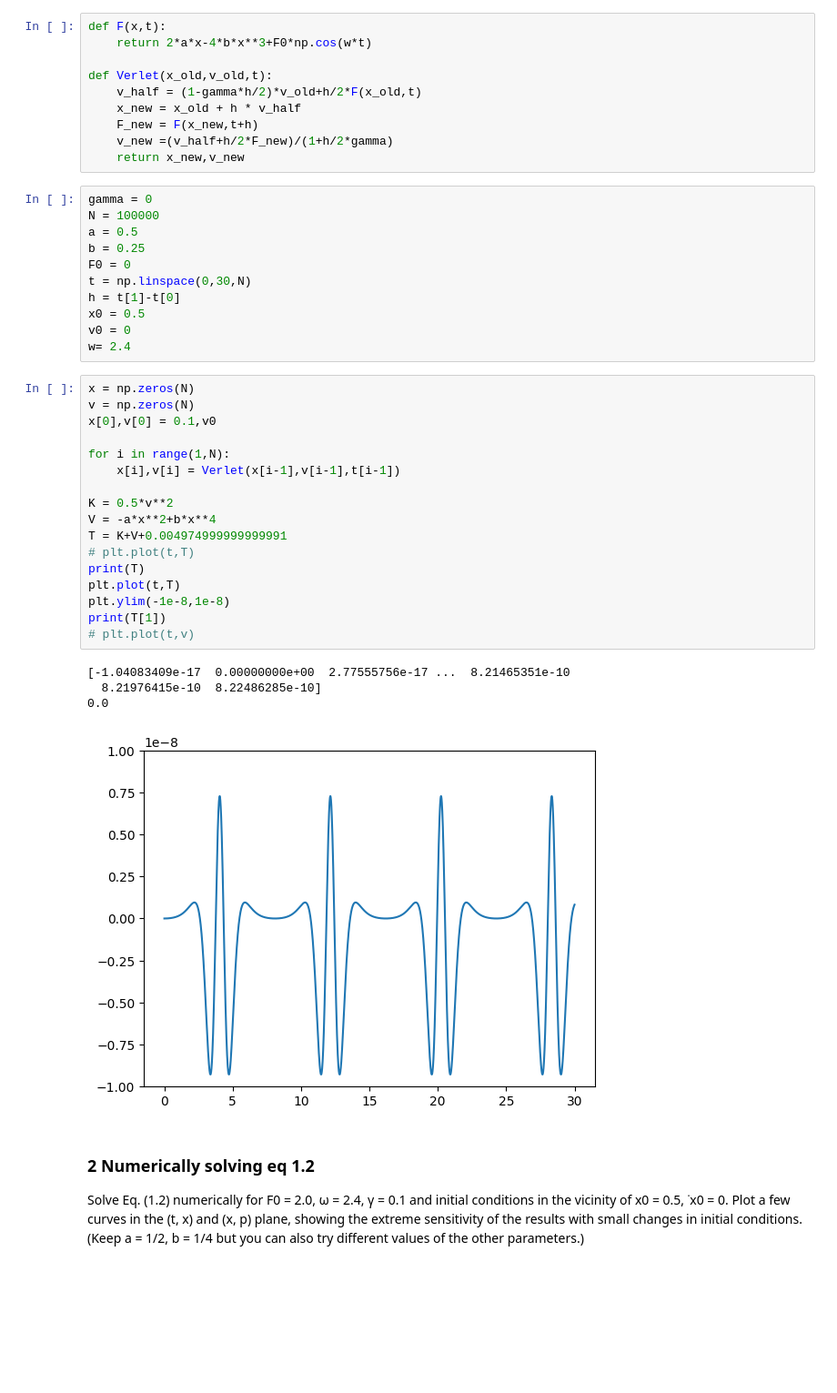
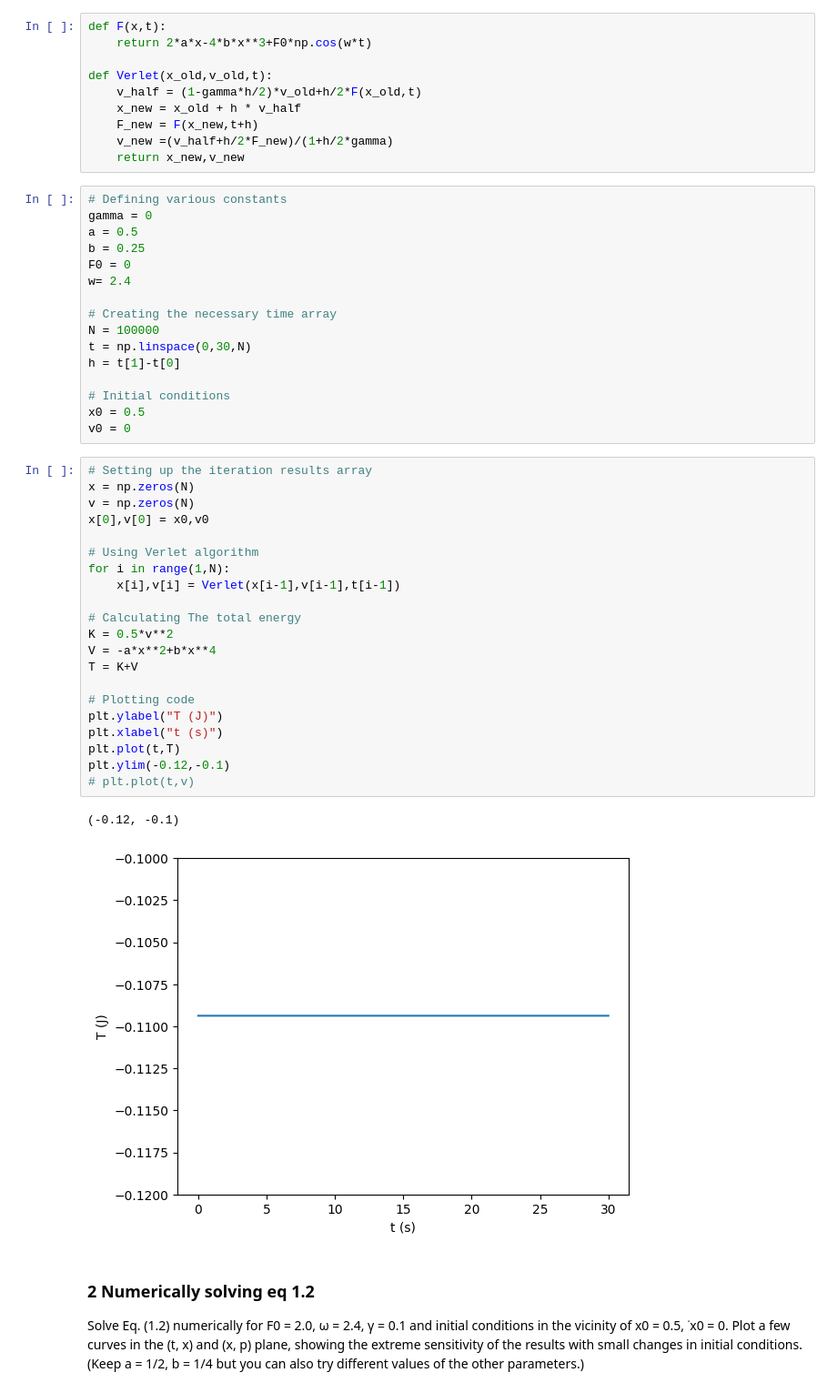
Before and after one commit to Danielle-06/Duffing-oscillator, a Jupyter notebook: Main analysis.ipynb, the cells around one changed output. Shown at 91% size. Drawn from its saved outputs; the diff is of its cells as text; blank space fills up the shorter version.

```diff
--- a/Main analysis.ipynb
+++ b/Main analysis.ipynb
@@ -27,38 +27,45 @@ def Verlet(x_old,v_old,t):
     v_new =(v_half+h/2*F_new)/(1+h/2*gamma)
     return x_new,v_new
 # %%
+# Defining various constants
 gamma = 0
-N = 100000
 a = 0.5
 b = 0.25
 F0 = 0
+w= 2.4
+
+# Creating the necessary time array
+N = 100000
 t = np.linspace(0,30,N)
 h = t[1]-t[0]
+
+# Initial conditions
 x0 = 0.5
 v0 = 0
-w= 2.4
 # %%
+# Setting up the iteration results array
 x = np.zeros(N)
 v = np.zeros(N)
-x[0],v[0] = 0.1,v0
+x[0],v[0] = x0,v0
 
+# Using Verlet algorithm
 for i in range(1,N):
     x[i],v[i] = Verlet(x[i-1],v[i-1],t[i-1])
 
+# Calculating The total energy
 K = 0.5*v**2
 V = -a*x**2+b*x**4
-T = K+V+0.004974999999999991
-# plt.plot(t,T)
-print(T)
+T = K+V
+
+# Plotting code
+plt.ylabel("T (J)")
+plt.xlabel("t (s)")
 plt.plot(t,T)
-plt.ylim(-1e-8,1e-8)
-print(T[1])
+plt.ylim(-0.12,-0.1)
 # plt.plot(t,v)
 # %% [output]
-[-1.04083409e-17  0.00000000e+00  2.77555756e-17 ...  8.21465351e-10
-  8.21976415e-10  8.22486285e-10]
-0.0
+(-0.12, -0.1)
-[figure, old version]
+[figure, new version]
 # %% [markdown]
 ### 2 Numerically solving eq 1.2
 Solve Eq. (1.2) numerically for F0 = 2.0, ω = 2.4, γ = 0.1 and initial conditions in the vicinity of
```
Also changed, not shown: parts of 3 cells of this notebook.
